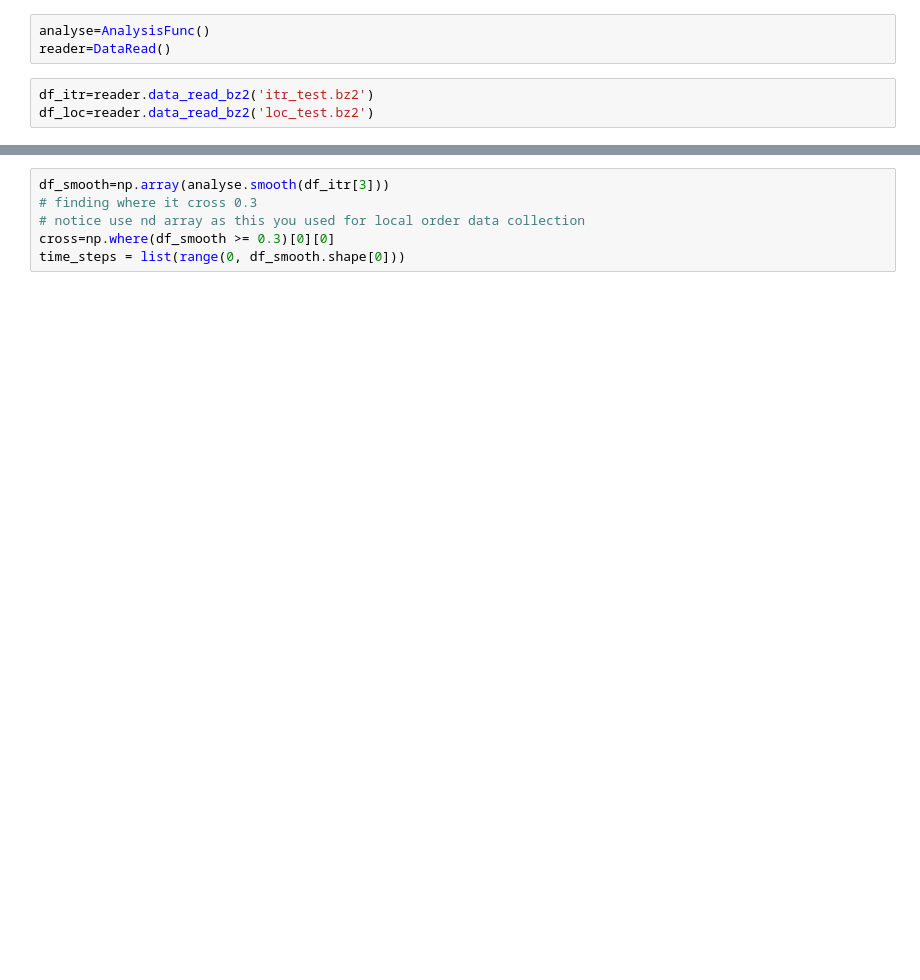
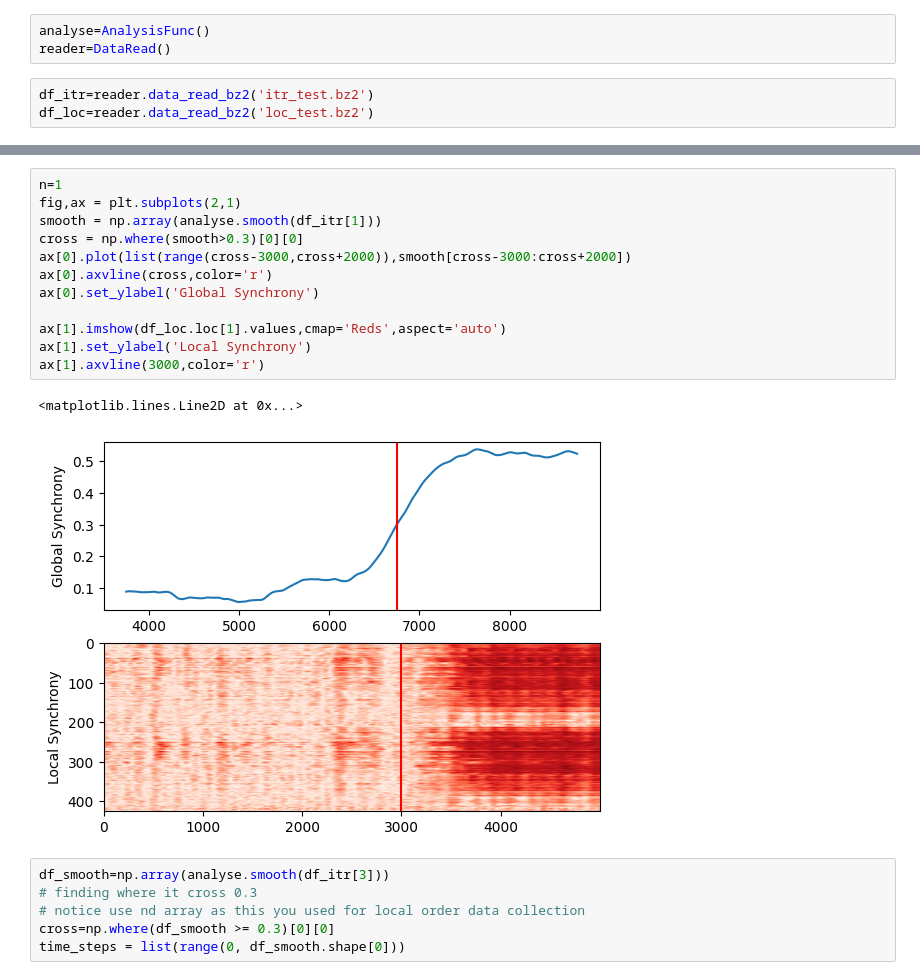
Before and after one commit to csndl-iitd/srg-tes-epilepsy-models, a Jupyter notebook: analysis/notebooks/Test Remote Server.ipynb, the cells around one changed output, grey strips where cells are left out. Cells and saved outputs as stored; diff of their text form; blank space fills up the shorter version.

```diff
--- a/analysis/notebooks/Test Remote Server.ipynb
+++ b/analysis/notebooks/Test Remote Server.ipynb
@@ -22,3 +38,18 @@ params=
+# %%
+n=1
+fig,ax = plt.subplots(2,1)
+smooth = np.array(analyse.smooth(df_itr[1]))
+cross = np.where(smooth>0.3)[0][0]
+ax[0].plot(list(range(cross-3000,cross+2000)),smooth[cross-3000:cross+2000])
+ax[0].axvline(cross,color='r')
+ax[0].set_ylabel('Global Synchrony')
+
+ax[1].imshow(df_loc.loc[1].values,cmap='Reds',aspect='auto')
+ax[1].set_ylabel('Local Synchrony')
+ax[1].axvline(3000,color='r')
+# %% [output]
+<matplotlib.lines.Line2D at 0x...>
+[figure, added]
 # %%
 df_smooth=np.array(analyse.smooth(df_itr[3]))
 # finding where it cross 0.3
```
Also changed, not shown: parts of 4 cells of this notebook.
